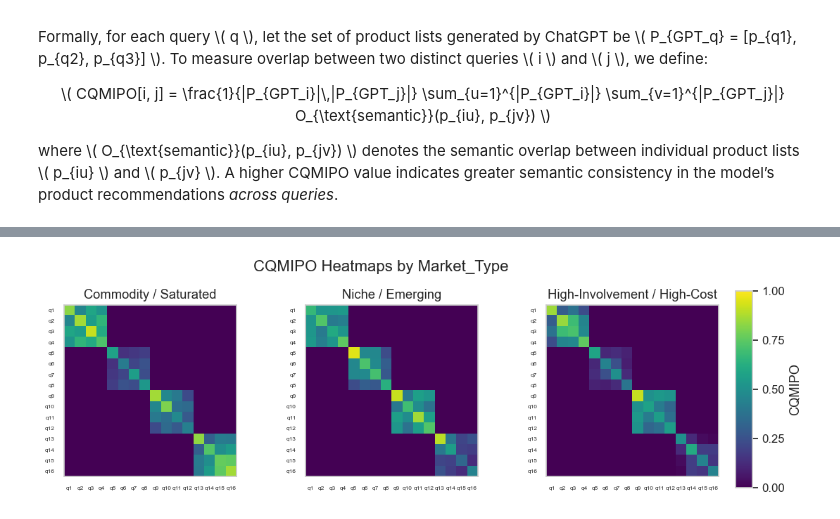
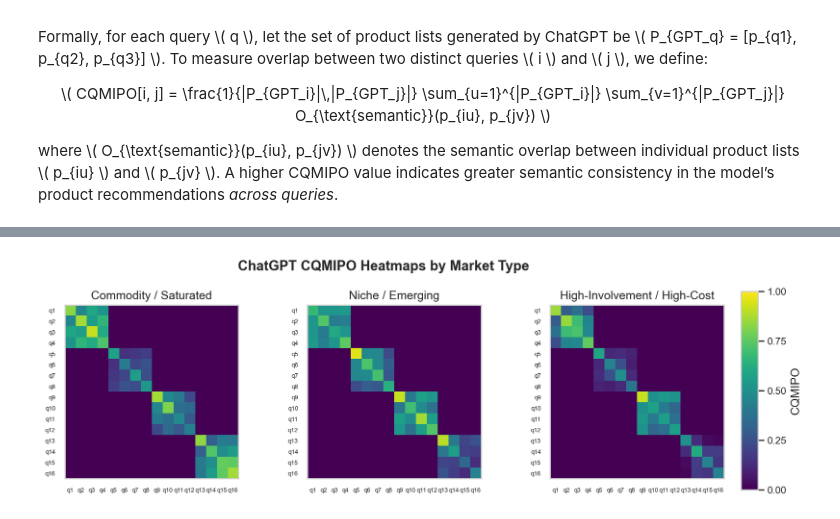
Before and after one commit to LorenzoCirac/Search-vs-Generation-A-Comparative-Study-of-Bing-and-ChatGPT-in-Product-Recommendations, a Jupyter notebook: notebooks/ChatGPT/ChatGPT Product Consistency.ipynb, the cells around one changed output, grey strips where cells are left out. Saved outputs shown, nothing was run; the diff lists cells and outputs as text; code cells hidden in the pictures.

```diff
--- a/notebooks/ChatGPT/ChatGPT Product Consistency.ipynb
+++ b/notebooks/ChatGPT/ChatGPT Product Consistency.ipynb
@@ -224,7 +224,7 @@ fix, ax = boxplot(
 <p style="text-align:center;"> \( CQMIPO[i, j] = \frac{1}{|P_{GPT_i}|\,|P_{GPT_j}|} \sum_{u=1}^{|P_{GPT_i}|} \sum_{v=1}^{|P_{GPT_j}|} O_{\text{semantic}}(p_{iu}, p_{jv}) \) </p>
 <p> where \( O_{\text{semantic}}(p_{iu}, p_{jv}) \) denotes the semantic overlap between individual product lists \( p_{iu} \) and \( p_{jv} \). A higher CQMIPO value indicates greater semantic consistency in the model’s product recommendations <em>across queries</em>. </p>
 # %%
-def calc_cqmipo(df, filter_col = "product"):
+def calc_cqmipo(df, filter_col = None):
 
     n = len(df)
     cqmipo_matrix = np.full((n, n), 0, dtype = float)
@@ -233,7 +233,7 @@ def calc_cqmipo(df, filter_col = "product"):
     # filter
     filter_values = df[filter_col].tolist() if filter_col else [None] * n
 
-    for i in tqdm(range(n), desc=f"Computing CQMIPO (filtered by {filter_col})", unit = "query"):
+    for i in tqdm(range(n), desc = f"Computing CQMIPO (filtered by {filter_col})", unit = "query"):
         for j in range(i, n):
             if filter_col and filter_values[i] != filter_values[j]:
                 continue
@@ -314,5 +256,5 @@ plot_cqmipo_heatmap(cqmipo_matrix, chatgpt_df)
 # %%
-cqmipo_mat = calc_cqmipo(chatgpt_df, filter_col="market_type")
-plot_cqmipo_heatmap(cqmipo_mat, chatgpt_df, filter_col="market_type")
+cqmipo_mat_mt = calc_cqmipo(chatgpt_df, filter_col = "market_type")
+heatmaps(cqmipo_mat_mt, chatgpt_df, filter_col = "market_type", title = "ChatGPT CQMIPO Heatmaps by Market Type", colorbar_label = "CQMIPO")
 # %% [output]
-[figure, old version]
+[figure, new version]
```
Also changed, not shown: parts of 5 cells of this notebook, 2 other files.
